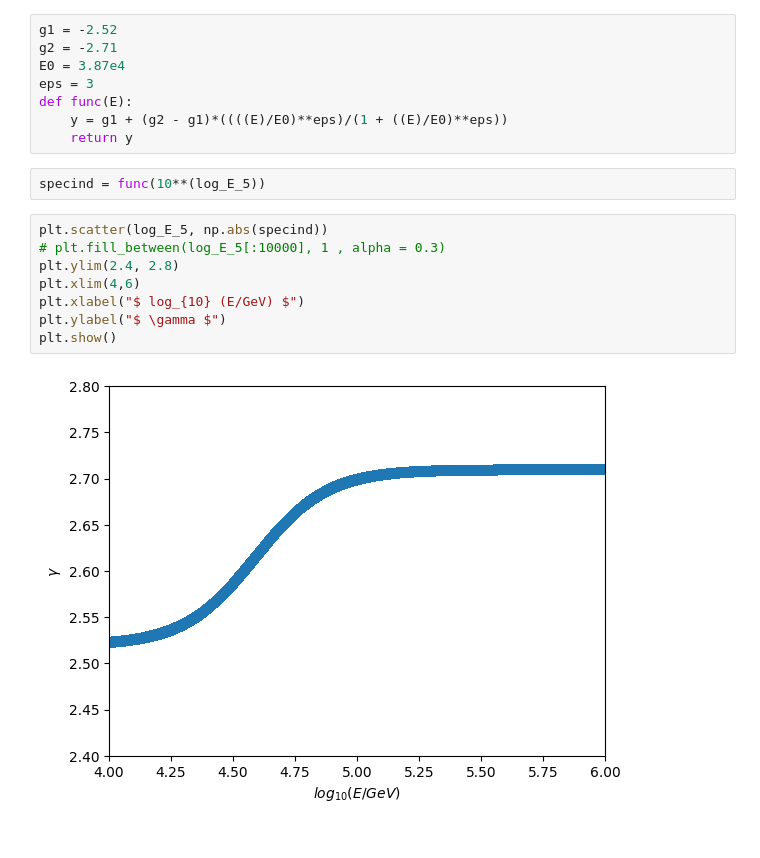
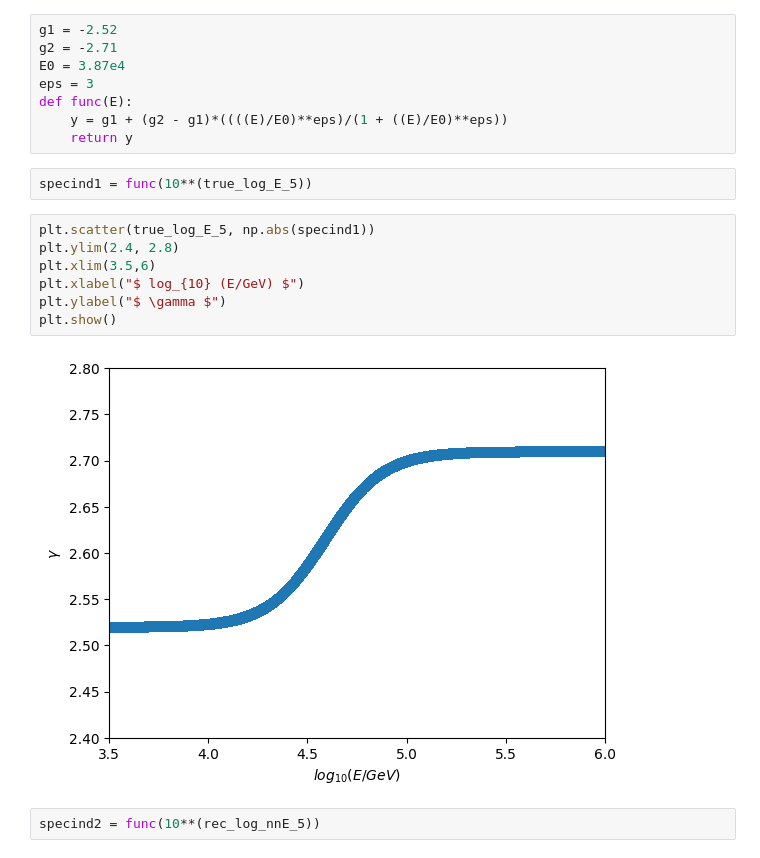
Before and after one commit to riyakore/WIPAC, a Jupyter notebook: Monte_Carlo_Data.ipynb, the cells around one changed output. Cells and saved outputs as stored; diff of their text form.

```diff
--- a/Monte_Carlo_Data.ipynb
+++ b/Monte_Carlo_Data.ipynb
@@ -502,14 +550,15 @@ def func(E):
     y = g1 + (g2 - g1)*((((E)/E0)**eps)/(1 + ((E)/E0)**eps))
     return y
 # %%
-specind = func(10**(log_E_5))
+specind1 = func(10**(true_log_E_5))
 # %%
-plt.scatter(log_E_5, np.abs(specind))
-# plt.fill_between(log_E_5[:10000], 1 , alpha = 0.3)
+plt.scatter(true_log_E_5, np.abs(specind1))
 plt.ylim(2.4, 2.8)
-plt.xlim(4,6)
+plt.xlim(3.5,6)
 plt.xlabel("$ log_{10} (E/GeV) $")
 plt.ylabel("$ \gamma $")
 plt.show()
 # %% [output]
-[figure, old version]
+[figure, new version]
+# %%
+specind2 = func(10**(rec_log_nnE_5))
```
Also changed, not shown: parts of 21 cells of this notebook.
